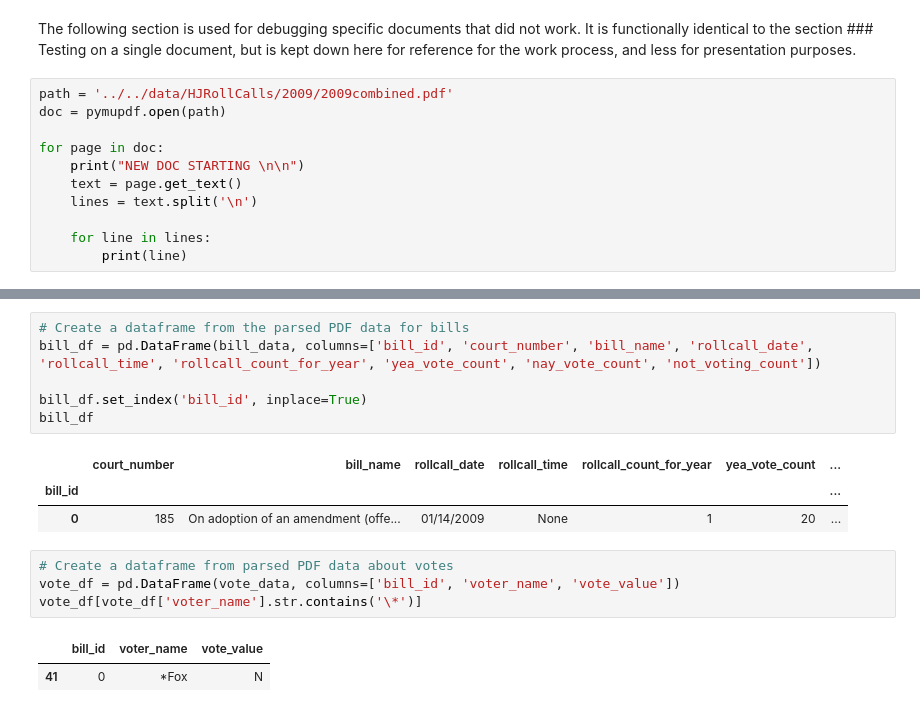
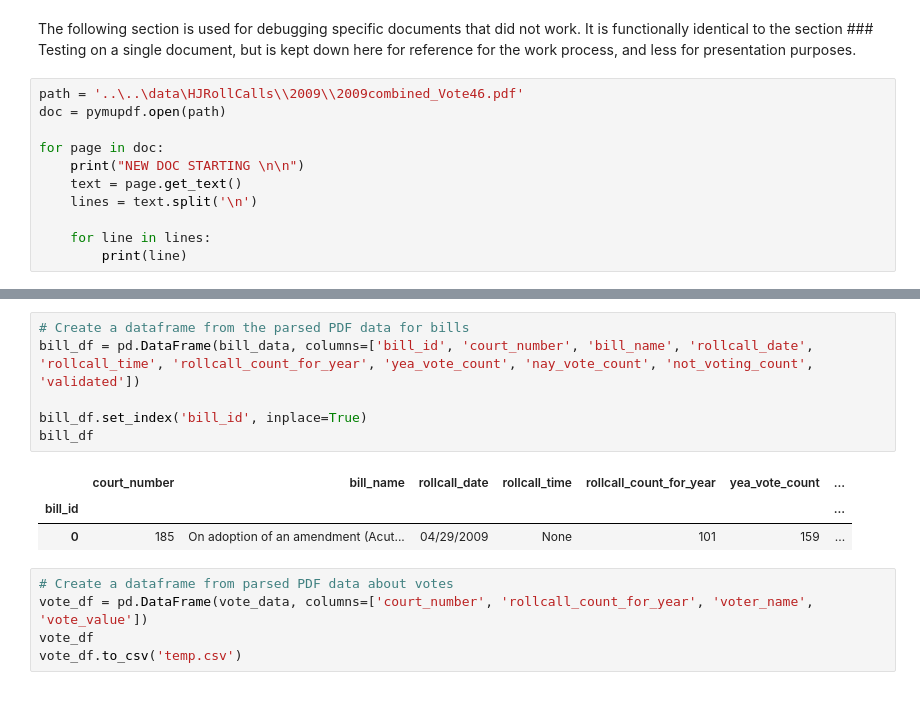
Before and after one commit to BU-Spark/ds-act-on-mass, a Jupyter notebook: fa25-team-a/eda/house_pdf_parsing/parse_house.ipynb, the cells around one changed output, grey strips where cells are left out. Saved outputs shown, nothing was run; the diff lists cells and outputs as text.

```diff
--- a/fa25-team-a/eda/house_pdf_parsing/parse_house.ipynb
+++ b/fa25-team-a/eda/house_pdf_parsing/parse_house.ipynb
@@ -889,7 +924,7 @@ vote_df_from_csv.head()
 # %% [markdown]
 The following section is used for debugging specific documents that did not work. It is functionally identical to the section ### Testing on a single document, but is kept down here for reference for the work process, and less for presentation purposes.
 # %%
-path = '../../data/HJRollCalls/2009/2009combined.pdf'
+path = '..\..\data\HJRollCalls\\2009\\2009combined_Vote46.pdf'
 doc = pymupdf.open(path)
 
 for page in doc:
@@ -934,17 +988,15 @@ bill_data
 # %%
 # Create a dataframe from the parsed PDF data for bills
-bill_df = pd.DataFrame(bill_data, columns=['bill_id', 'court_number', 'bill_name', 'rollcall_date', 'rollcall_time', 'rollcall_count_for_year', 'yea_vote_count', 'nay_vote_count', 'not_voting_count'])
+bill_df = pd.DataFrame(bill_data, columns=['bill_id', 'court_number', 'bill_name', 'rollcall_date', 'rollcall_time', 'rollcall_count_for_year', 'yea_vote_count', 'nay_vote_count', 'not_voting_count', 'validated'])
 
 bill_df.set_index('bill_id', inplace=True)
 bill_df
 # %% [output]
 |  | court_number | bill_name | rollcall_date | rollcall_time | rollcall_count_for_year | yea_vote_count | ... |
 | bill_id |  |  |  |  |  |  | ... |
-| 0 | 185 | On adoption of an amendment (offe... | 01/14/2009 | None | 1 | 20 | ... |
+| 0 | 185 | On adoption of an amendment (Acut... | 04/29/2009 | None | 101 | 159 | ... |
 # %%
 # Create a dataframe from parsed PDF data about votes
-vote_df = pd.DataFrame(vote_data, columns=['bill_id', 'voter_name', 'vote_value'])
-vote_df[vote_df['voter_name'].str.contains('\*')]
+vote_df = pd.DataFrame(vote_data, columns=['court_number', 'rollcall_count_for_year', 'voter_name', 'vote_value'])
+vote_df
+vote_df.to_csv('temp.csv')
-# %% [output]
-|  | bill_id | voter_name | vote_value |
-| 41 | 0 | *Fox | N |
```
Also changed, not shown: parts of 26 cells of this notebook.
